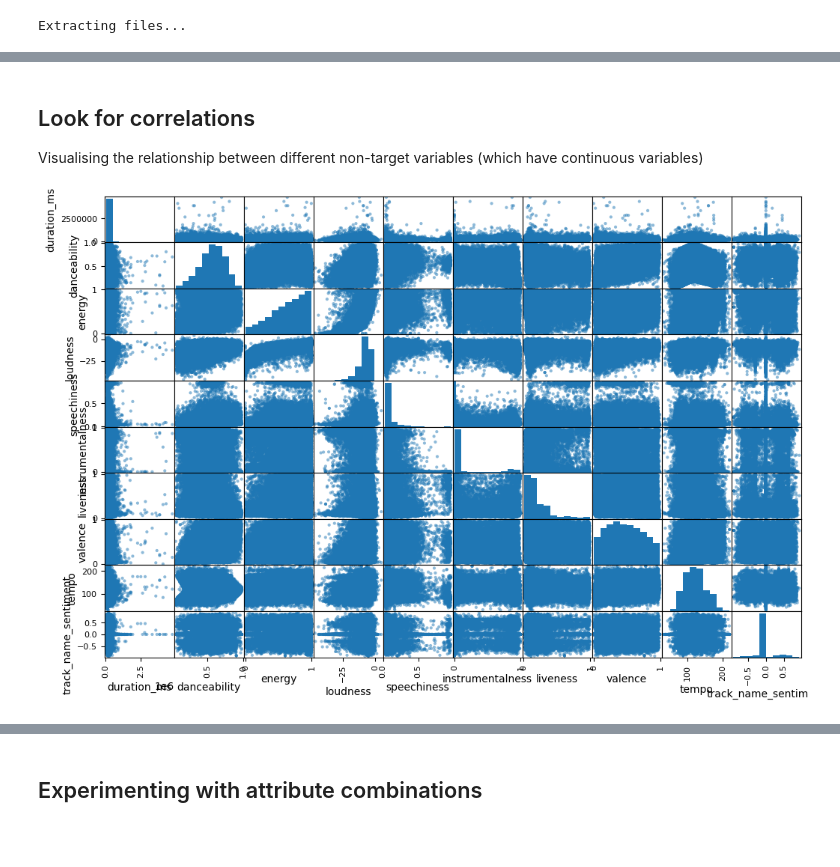
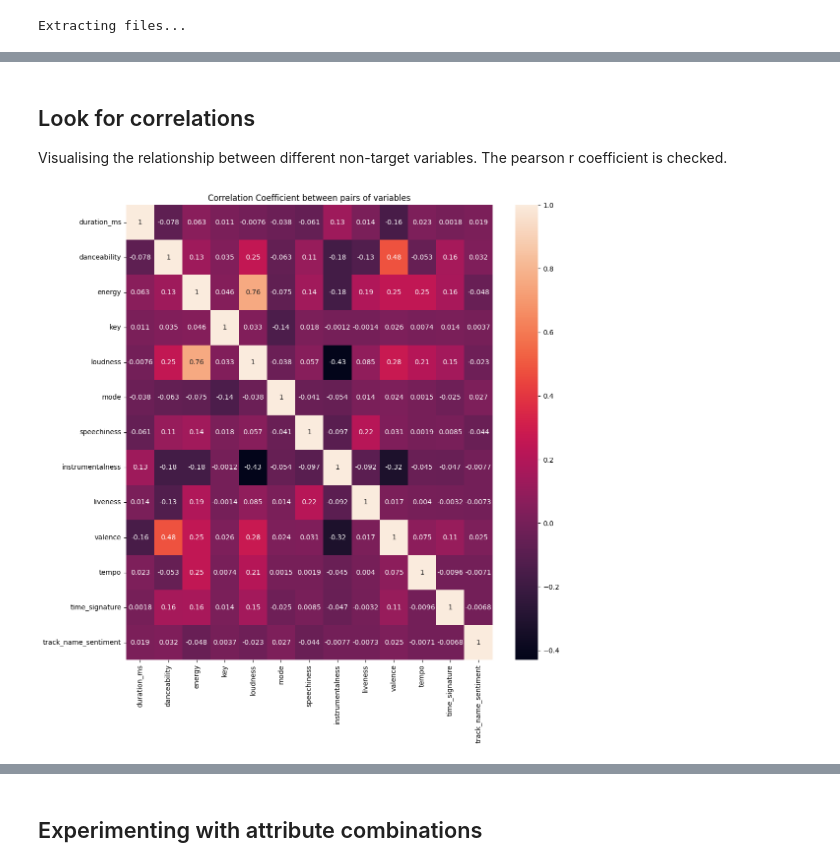
Before and after one commit to ayahusseini/spotify_success, a Jupyter notebook: pipeline/data_insights.ipynb, the cells around one changed output, grey strips where cells are left out. Cells and saved outputs as stored; diff of their text form; code cells hidden in the pictures; blank space fills up the shorter version.

```diff
--- a/pipeline/data_insights.ipynb
+++ b/pipeline/data_insights.ipynb
@@ -32,8 +33,13 @@ train.head()
 # %% [markdown]
 ## Look for correlations
 
-Visualising the relationship between different non-target variables (which have continuous variables)
+Visualising the relationship between different non-target variables. The pearson r coefficient is checked.
 # %%
-attributes = ["duration_ms","danceability","energy","loudness","speechiness","instrumentalness","liveness","valence","tempo","track_name_sentiment"]
+attributes = ["duration_ms","danceability","energy","key","loudness","mode","speechiness","instrumentalness","liveness","valence","tempo","time_signature","track_name_sentiment"]
+
+plt.figure(figsize=(12,12))
+plt.title("Correlation Coefficient between pairs of variables")
+sns.heatmap(train[attributes].corr(), annot=True)
+plt.show()
 # %% [output]
-[figure, old version]
+[figure, new version]
```
Also changed, not shown: parts of 6 cells of this notebook.
